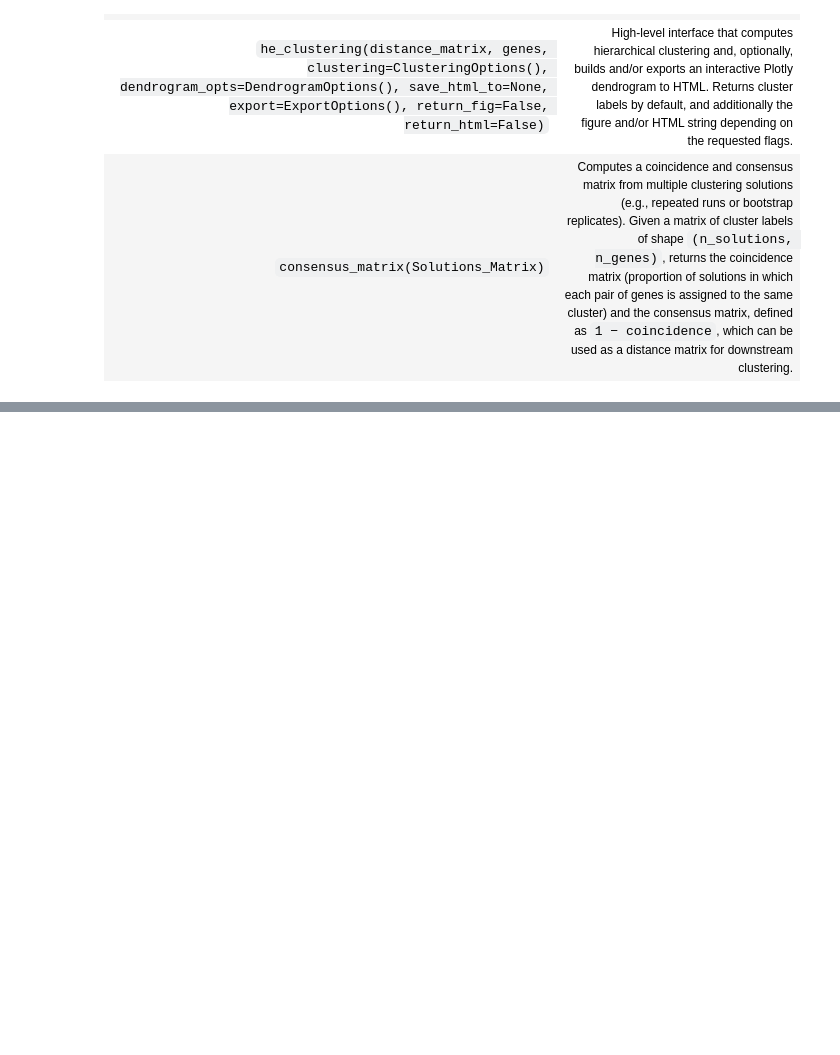
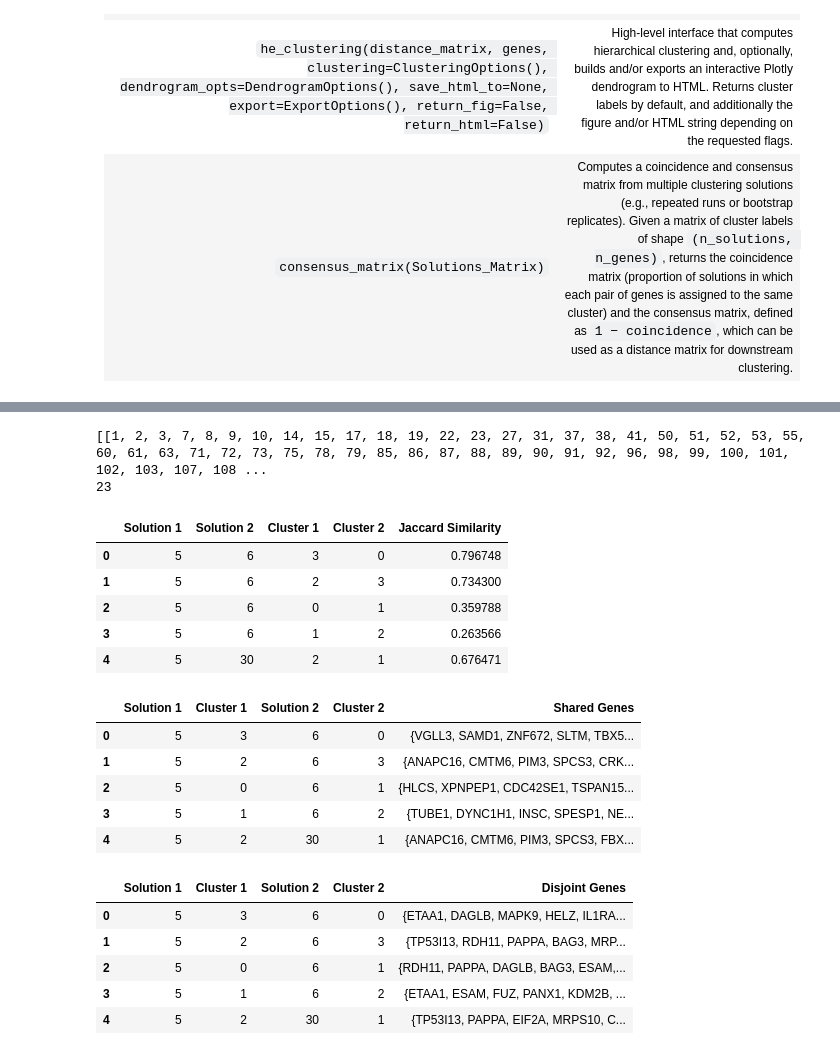
Before and after one commit to BenjaminGonzalezH/ItalianEdge, a Jupyter notebook: examples/Pipeline_documented.ipynb, the cells around one changed output, grey strips where cells are left out. Cells and saved outputs as stored; diff of their text form; code cells hidden in the pictures; blank space fills up the shorter version.

```diff
--- a/examples/Pipeline_documented.ipynb
+++ b/examples/Pipeline_documented.ipynb
@@ -1378,0 +1306,47 @@ fig.show()
+# %%
+groups = [np.where(output == label)[0].tolist() for label in np.unique(output)]
+print(groups)
+
+selected = [scm_sets[i] for i in groups[1]]
+print(len(selected))
+
+labels_now = []
+for i in groups[1]:
+    labels_now.append(str(i))
+
+df_selected_equ = jaccard_values.find_equivalent_clusters_jaccard(
+    selected,
+    labels=labels_now)
+display(df_selected_equ.head(5))
+
+# Using the equivalent-cluster pairs found earlier (jaccard_equivalents_df) as the
+# reference table, and scm_sets to resolve (Solution, Cluster) ids into gene sets,
+# gene_overlap lets us inspect which genes are actually shared between clusters
+# that already matched structurally, and which genes remain disjoint despite
+# that match.
+shared_df = cds.compute_gene_overlap_dataframe(df_selected_equ, scm_sets, mode="shared")
+display(shared_df.head(5))
+
+disjoint_df = cds.compute_gene_overlap_dataframe(df_selected_equ, scm_sets, mode="disjoint")
+display(disjoint_df.head(5))
+# %% [output]
+[[1, 2, 3, 7, 8, 9, 10, 14, 15, 17, 18, 19, 22, 23, 27, 31, 37, 38, 41, 50, 51, 52, 53, 55, 60, 61, 63, 71, 72, 73, 75, 78, 79, 85, 86, 87, 88, 89, 90, 91, 92, 96, 98, 99, 100, 101, 102, 103, 107, 108 ...
+23
+|  | Solution 1 | Solution 2 | Cluster 1 | Cluster 2 | Jaccard Similarity |
+| 0 | 5 | 6 | 3 | 0 | 0.796748 |
+| 1 | 5 | 6 | 2 | 3 | 0.734300 |
+| 2 | 5 | 6 | 0 | 1 | 0.359788 |
+| 3 | 5 | 6 | 1 | 2 | 0.263566 |
+| 4 | 5 | 30 | 2 | 1 | 0.676471 |
+|  | Solution 1 | Cluster 1 | Solution 2 | Cluster 2 | Shared Genes |
+| 0 | 5 | 3 | 6 | 0 | {VGLL3, SAMD1, ZNF672, SLTM, TBX5... |
+| 1 | 5 | 2 | 6 | 3 | {ANAPC16, CMTM6, PIM3, SPCS3, CRK... |
+| 2 | 5 | 0 | 6 | 1 | {HLCS, XPNPEP1, CDC42SE1, TSPAN15... |
+| 3 | 5 | 1 | 6 | 2 | {TUBE1, DYNC1H1, INSC, SPESP1, NE... |
+| 4 | 5 | 2 | 30 | 1 | {ANAPC16, CMTM6, PIM3, SPCS3, FBX... |
+|  | Solution 1 | Cluster 1 | Solution 2 | Cluster 2 | Disjoint Genes |
+| 0 | 5 | 3 | 6 | 0 | {ETAA1, DAGLB, MAPK9, HELZ, IL1RA... |
+| 1 | 5 | 2 | 6 | 3 | {TP53I13, RDH11, PAPPA, BAG3, MRP... |
+| 2 | 5 | 0 | 6 | 1 | {RDH11, PAPPA, DAGLB, BAG3, ESAM,... |
+| 3 | 5 | 1 | 6 | 2 | {ETAA1, ESAM, FUZ, PANX1, KDM2B, ... |
+| 4 | 5 | 2 | 30 | 1 | {TP53I13, PAPPA, EIF2A, MRPS10, C... |
```
Also changed, not shown: parts of 22 cells of this notebook, 38 other files.
